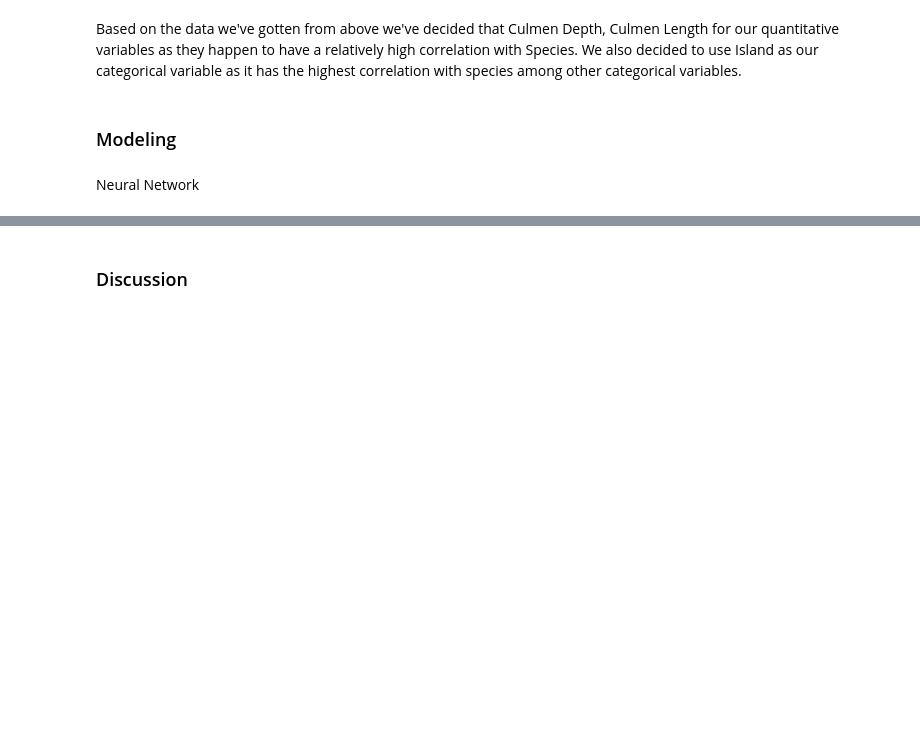
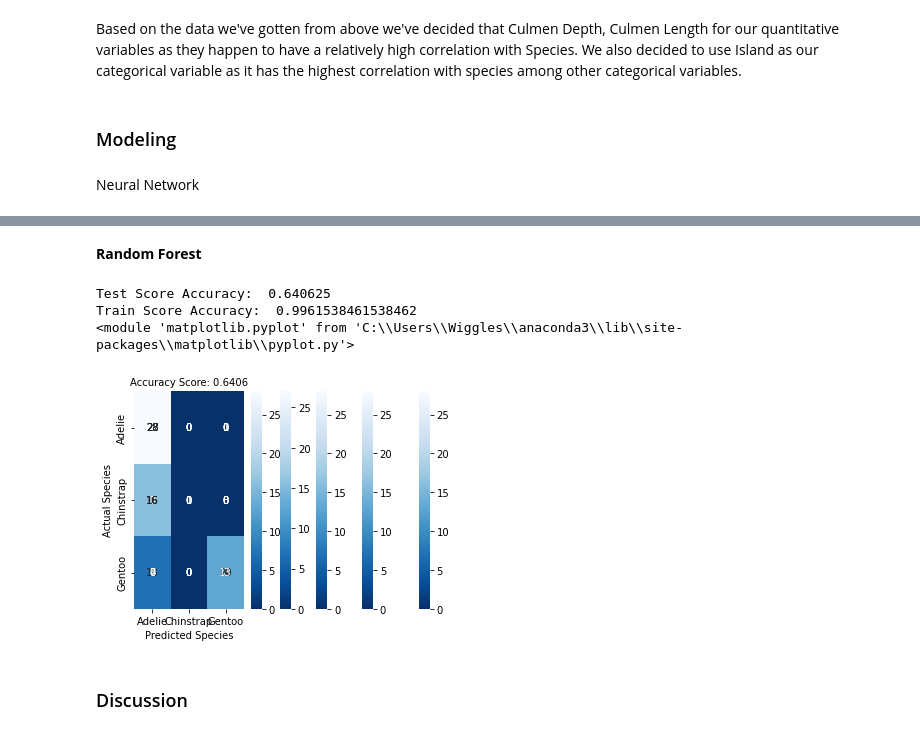
Before and after one commit to ryankkien/penguinsproject, a Jupyter notebook: penguinsproject.ipynb, the cells around one changed output, grey strips where cells are left out. Cells and saved outputs as stored; diff of their text form; code cells hidden in the pictures; blank space fills up the shorter version.

```diff
--- a/penguinsproject.ipynb
+++ b/penguinsproject.ipynb
@@ -278,2 +244,25 @@ IndexError: list index out of range
+# %% [markdown]
+**Random Forest**
+# %%
+from sklearn.ensemble import RandomForestClassifier
+np.random.seed(42)
+bestcv = 0
+for i in range (1,50):
+    clf = clf = RandomForestClassifier(n_estimators = i)
+    bestmodel = clf.fit(X_train, y_train)
+    newcv = cross_val_score(clf, X_train, y_train, cv = 10).mean()
+    if newcv > bestcv:
+        bestcv = newcv
+        testscore = bestmodel.score(X_test, y_test)
+        trainscore = bestmodel.score(X_train, y_train)
+        bestcm = makeCM(bestmodel.predict(X_test), testscore)
+print("Test Score Accuracy:  " + str(testscore))
+print("Train Score Accuracy:  " + str(trainscore))
+print(bestcm)
+# %% [output]
+Test Score Accuracy:  0.640625
+Train Score Accuracy:  0.9961538461538462
+<module 'matplotlib.pyplot' from 'C:\\Users\\Wiggles\\anaconda3\\lib\\site-packages\\matplotlib\\pyplot.py'>
+[figure, added]
 # %% [markdown]
 ### Discussion
```
Also changed, not shown: parts of 10 cells of this notebook.
